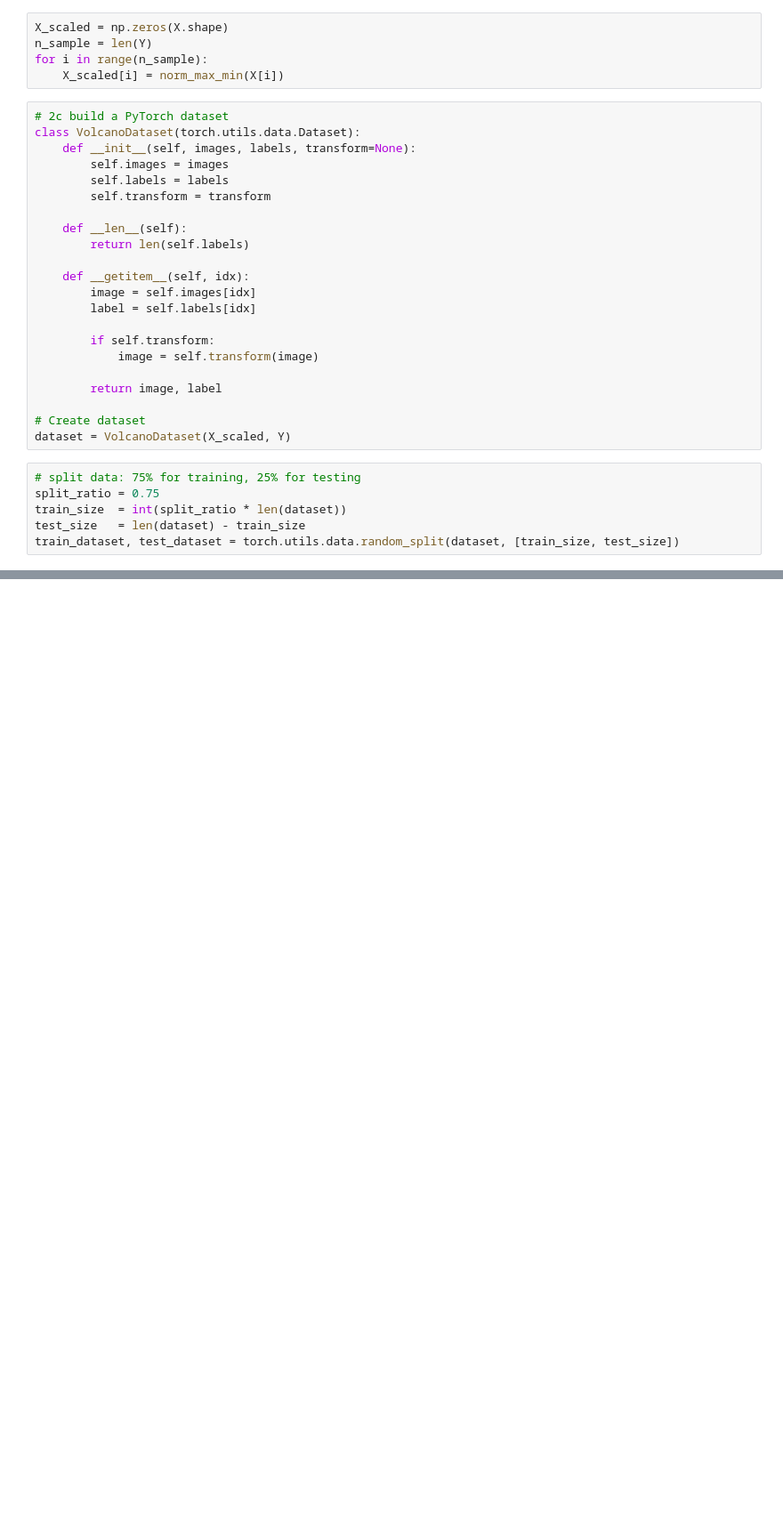
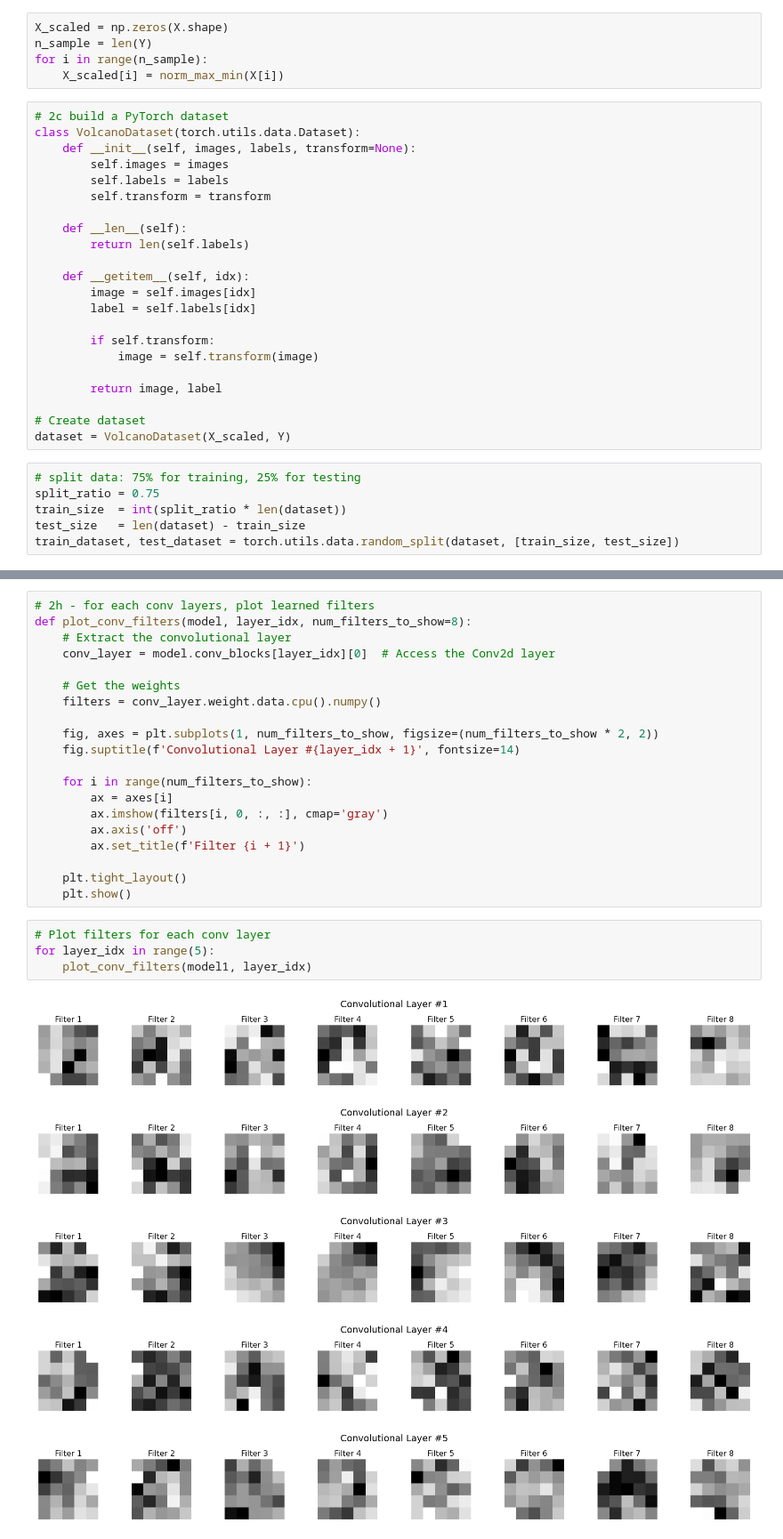
Before and after one commit to zche2/Ge166_code, a Jupyter notebook: HW3/HW3_2.ipynb, the cells around one changed output, grey strips where cells are left out. Shown at 89% size. Drawn from its saved outputs; the diff is of its cells as text; blank space fills up the shorter version.

```diff
--- a/HW3/HW3_2.ipynb
+++ b/HW3/HW3_2.ipynb
@@ -162,0 +348,30 @@ criterion = torch.nn.BCELoss()
+# %%
+# 2h - for each conv layers, plot learned filters
+def plot_conv_filters(model, layer_idx, num_filters_to_show=8):
+    # Extract the convolutional layer
+    conv_layer = model.conv_blocks[layer_idx][0]  # Access the Conv2d layer
+
+    # Get the weights
+    filters = conv_layer.weight.data.cpu().numpy()
+
+    fig, axes = plt.subplots(1, num_filters_to_show, figsize=(num_filters_to_show * 2, 2))
+    fig.suptitle(f'Convolutional Layer #{layer_idx + 1}', fontsize=14)
+
+    for i in range(num_filters_to_show):
+        ax = axes[i]
+        ax.imshow(filters[i, 0, :, :], cmap='gray')
+        ax.axis('off')
+        ax.set_title(f'Filter {i + 1}')
+
+    plt.tight_layout()
+    plt.show()
+# %%
+# Plot filters for each conv layer
+for layer_idx in range(5):
+    plot_conv_filters(model1, layer_idx)
+# %% [output]
+[figure, added]
+[figure, added]
+[figure, added]
+[figure, added]
+[figure, added]
```
Also changed, not shown: parts of 18 cells of this notebook, 1 other file.
